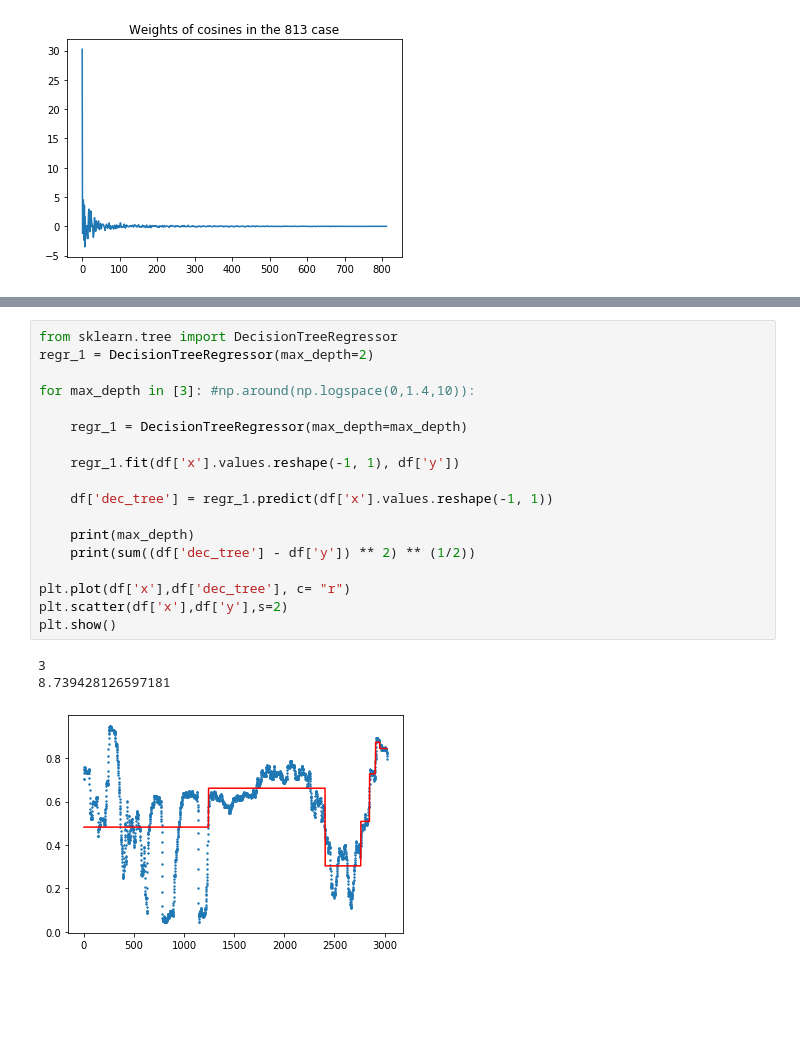
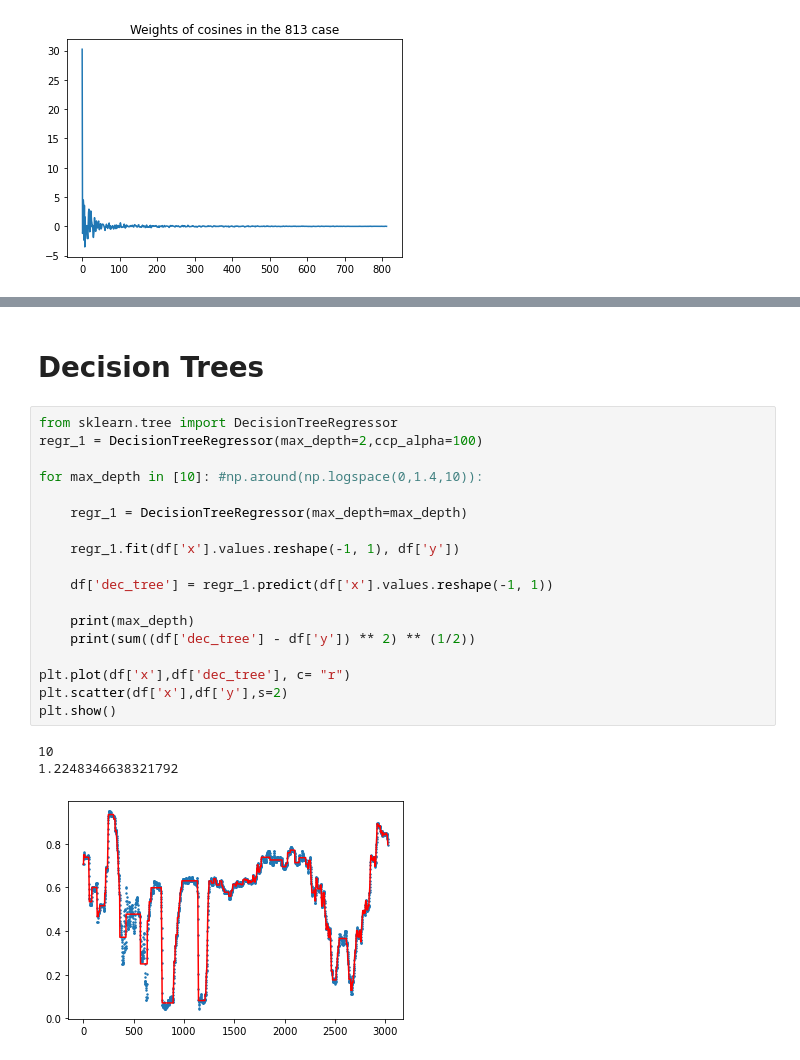
Before and after one commit to GSmithApps/LinearProject, a Jupyter notebook: src/pupslice-regression.ipynb, the cells around one changed output, grey strips where cells are left out. Drawn from its saved outputs; the diff is of its cells as text; blank space fills up the shorter version.

```diff
--- a/src/pupslice-regression.ipynb
+++ b/src/pupslice-regression.ipynb
@@ -123,23 +123,25 @@ plt.ylim(-2,2)
 [figure]
+# %% [markdown]
+# Decision Trees
 # %%
 from sklearn.tree import DecisionTreeRegressor
-regr_1 = DecisionTreeRegressor(max_depth=2)
+regr_1 = DecisionTreeRegressor(max_depth=2,ccp_alpha=100)
 
-for max_depth in [3]: #np.around(np.logspace(0,1.4,10)):
+for max_depth in [10]: #np.around(np.logspace(0,1.4,10)):
 
     regr_1 = DecisionTreeRegressor(max_depth=max_depth)
 
     regr_1.fit(df['x'].values.reshape(-1, 1), df['y'])
 
     df['dec_tree'] = regr_1.predict(df['x'].values.reshape(-1, 1))
 
     print(max_depth)
     print(sum((df['dec_tree'] - df['y']) ** 2) ** (1/2))
 
 plt.plot(df['x'],df['dec_tree'], c= "r")
 plt.scatter(df['x'],df['y'],s=2)
 plt.show()
 # %% [output]
-3
-8.739428126597181
+10
+1.2248346638321792
-[figure, old version]
+[figure, new version]
```
Also changed, not shown: parts of 11 cells of this notebook, 13 other files.
